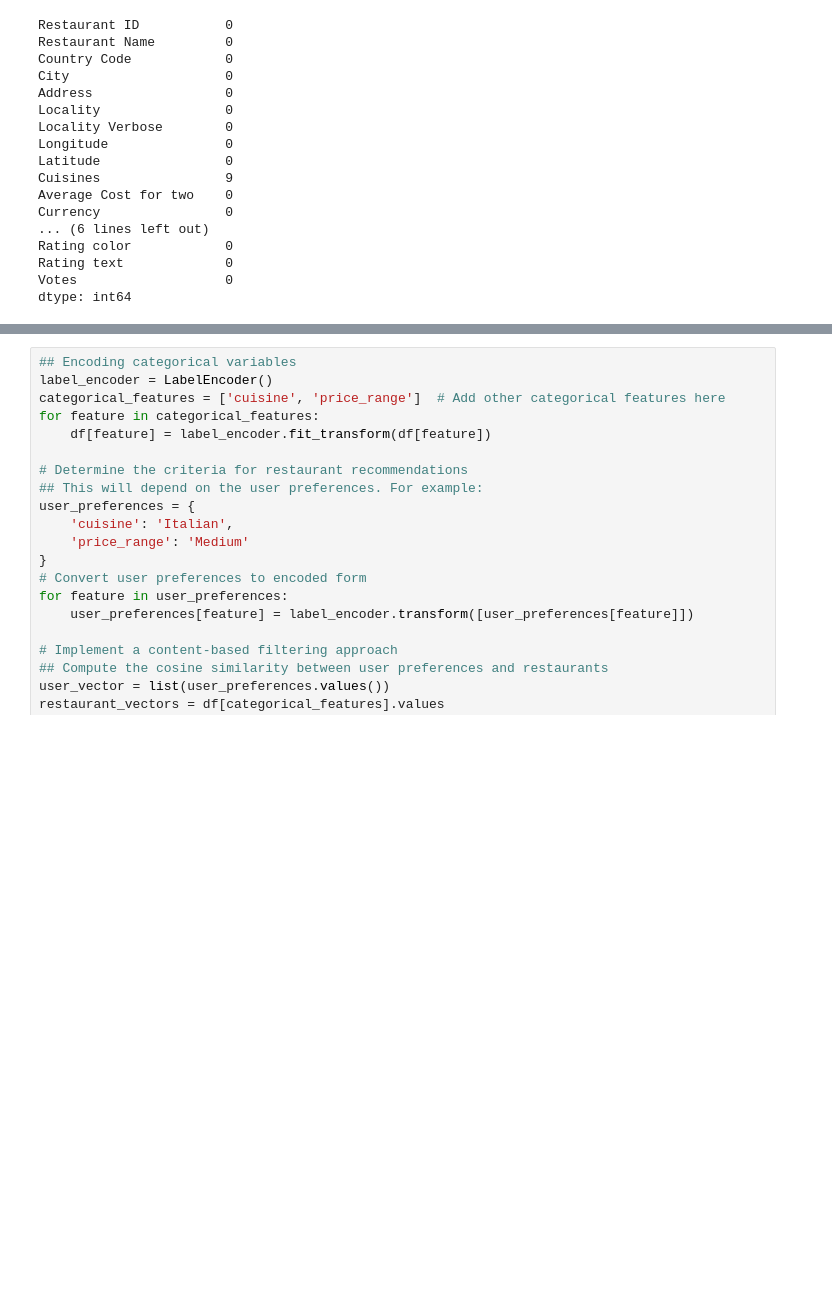
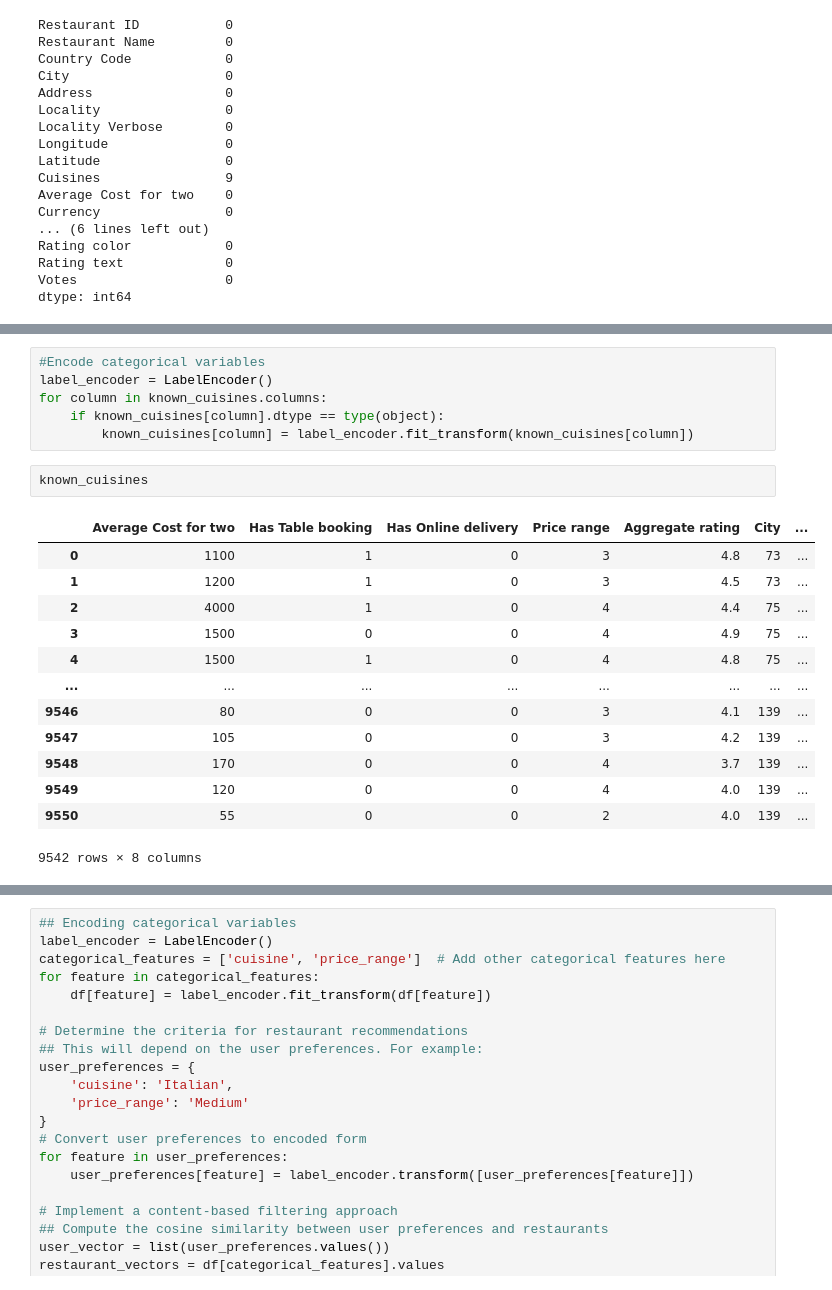
Before and after one commit to s0ul141/Cognifyz, a Jupyter notebook: Task_2.ipynb, the cells around one changed output, grey strips where cells are left out. Drawn from its saved outputs; the diff is of its cells as text; blank space fills up the shorter version.

```diff
--- a/Task_2.ipynb
+++ b/Task_2.ipynb
@@ -58,0 +100,22 @@ dtype: int64
+# %%
+#Encode categorical variables
+label_encoder = LabelEncoder()
+for column in known_cuisines.columns:
+    if known_cuisines[column].dtype == type(object):
+        known_cuisines[column] = label_encoder.fit_transform(known_cuisines[column])
+# %%
+known_cuisines
+# %% [output]
+|  | Average Cost for two | Has Table booking | Has Online delivery | Price range | Aggregate rating | City | ... |
+| 0 | 1100 | 1 | 0 | 3 | 4.8 | 73 | ... |
+| 1 | 1200 | 1 | 0 | 3 | 4.5 | 73 | ... |
+| 2 | 4000 | 1 | 0 | 4 | 4.4 | 75 | ... |
+| 3 | 1500 | 0 | 0 | 4 | 4.9 | 75 | ... |
+| 4 | 1500 | 1 | 0 | 4 | 4.8 | 75 | ... |
+| ... | ... | ... | ... | ... | ... | ... | ... |
+| 9546 | 80 | 0 | 0 | 3 | 4.1 | 139 | ... |
+| 9547 | 105 | 0 | 0 | 3 | 4.2 | 139 | ... |
+| 9548 | 170 | 0 | 0 | 4 | 3.7 | 139 | ... |
+| 9549 | 120 | 0 | 0 | 4 | 4.0 | 139 | ... |
+| 9550 | 55 | 0 | 0 | 2 | 4.0 | 139 | ... |
+9542 rows × 8 columns
```
Also changed, not shown: parts of 11 cells of this notebook.
